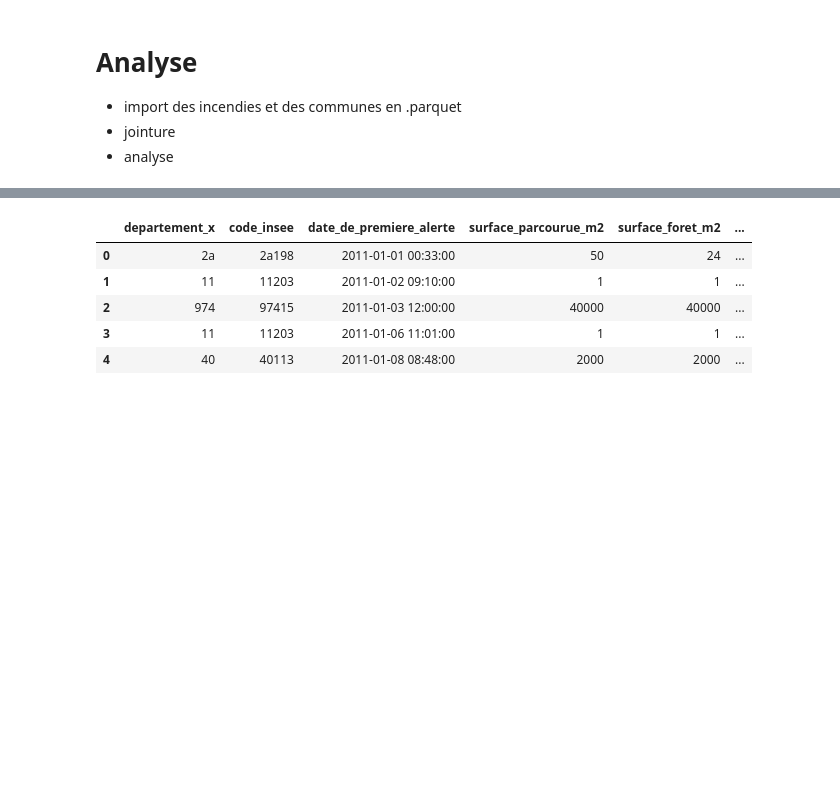
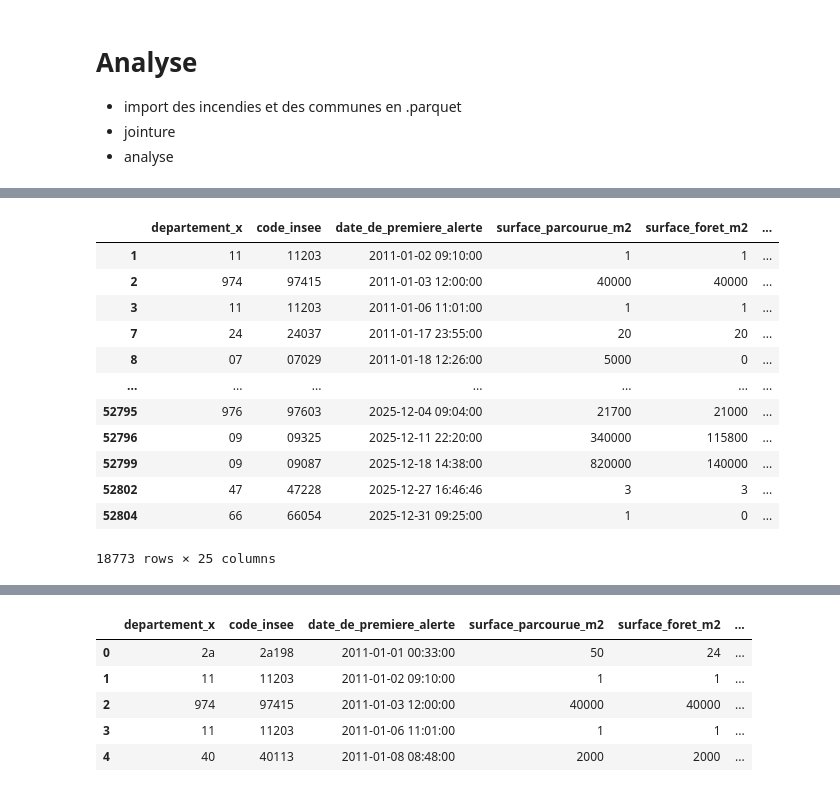
Before and after one commit to philippelaurens/incendies, a Jupyter notebook: notebooks/analyse.ipynb, the cells around one changed output, grey strips where cells are left out. Saved outputs shown, nothing was run; the diff lists cells and outputs as text; code cells hidden in the pictures; blank space fills up the shorter version.

```diff
--- a/notebooks/analyse.ipynb
+++ b/notebooks/analyse.ipynb
@@ -37,3 +64,20 @@ df = df_incendies.merge(
+# %%
+df_altitude_negative = df[df["altitude_maximale"] < 0]
+df_altitude_negative
+# %% [output]
+|  | departement_x | code_insee | date_de_premiere_alerte | surface_parcourue_m2 | surface_foret_m2 | ... |
+| 1 | 11 | 11203 | 2011-01-02 09:10:00 | 1 | 1 | ... |
+| 2 | 974 | 97415 | 2011-01-03 12:00:00 | 40000 | 40000 | ... |
+| 3 | 11 | 11203 | 2011-01-06 11:01:00 | 1 | 1 | ... |
+| 7 | 24 | 24037 | 2011-01-17 23:55:00 | 20 | 20 | ... |
+| 8 | 07 | 07029 | 2011-01-18 12:26:00 | 5000 | 0 | ... |
+| ... | ... | ... | ... | ... | ... | ... |
+| 52795 | 976 | 97603 | 2025-12-04 09:04:00 | 21700 | 21000 | ... |
+| 52796 | 09 | 09325 | 2025-12-11 22:20:00 | 340000 | 115800 | ... |
+| 52799 | 09 | 09087 | 2025-12-18 14:38:00 | 820000 | 140000 | ... |
+| 52802 | 47 | 47228 | 2025-12-27 16:46:46 | 3 | 3 | ... |
+| 52804 | 66 | 66054 | 2025-12-31 09:25:00 | 1 | 0 | ... |
+18773 rows × 25 columns
 # %%
 df.info()
 # %% [output]
```
Also changed, not shown: parts of 6 cells of this notebook, 6 other files.
